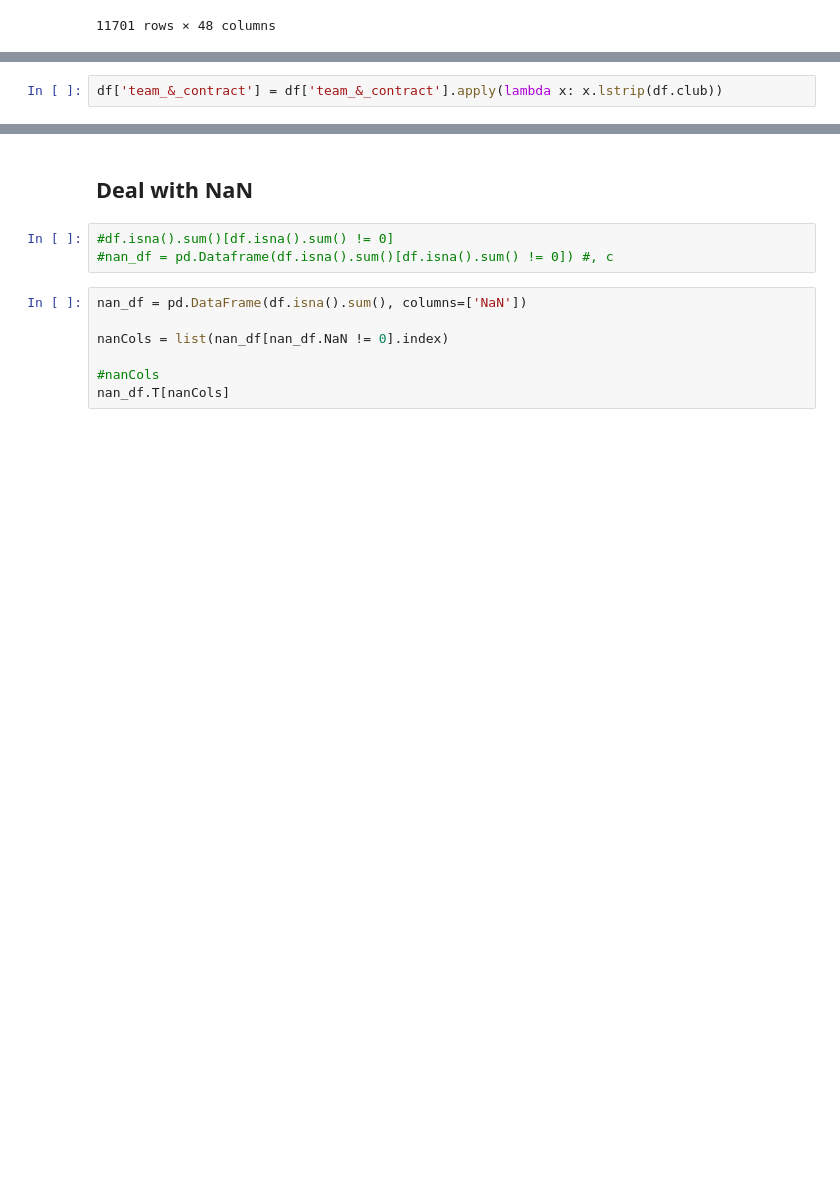
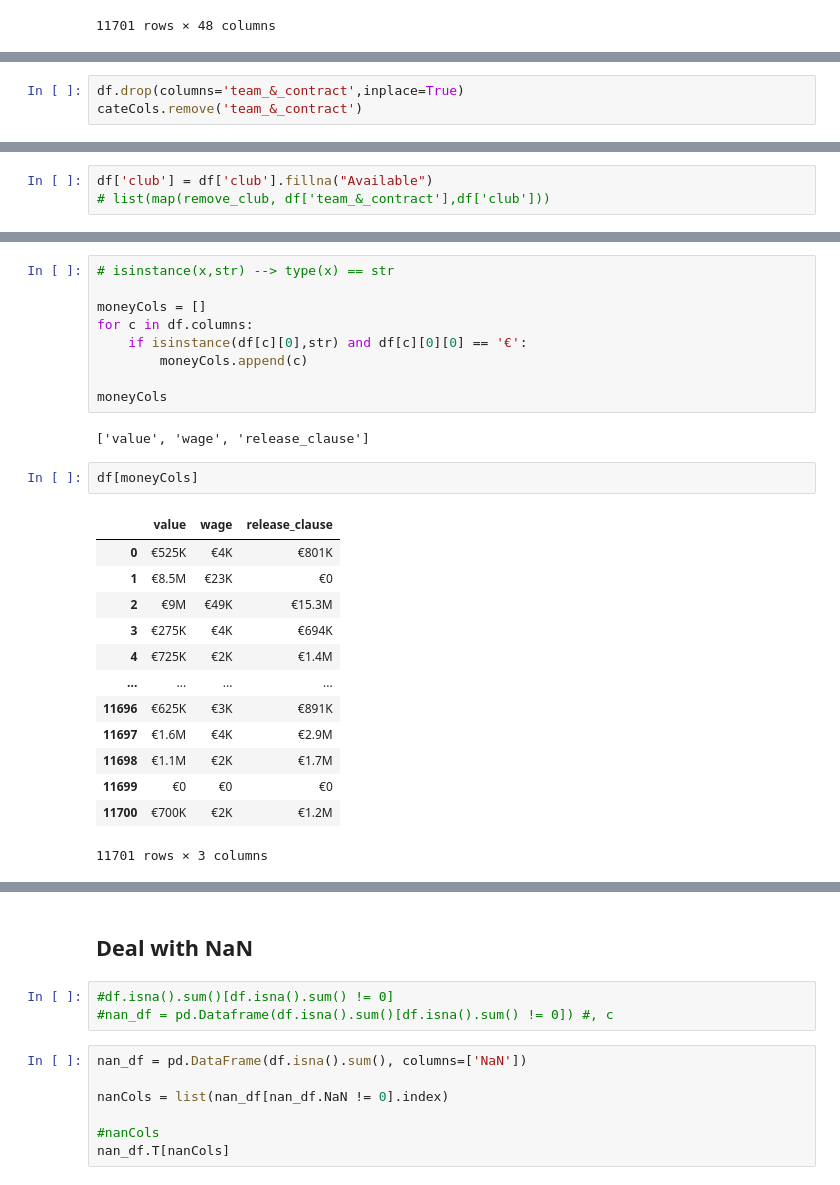
Before and after one commit to aldamepi/ironhack-FIFA_project, a Jupyter notebook: fifaProject-eulalia_alberto.ipynb, the cells around one changed output, grey strips where cells are left out. Cells and saved outputs as stored; diff of their text form; blank space fills up the shorter version.

```diff
--- a/fifaProject-eulalia_alberto.ipynb
+++ b/fifaProject-eulalia_alberto.ipynb
@@ -249,2 +197,0 @@ df['team_&_contract'][0]
-# %%
-df['team_&_contract'] = df['team_&_contract'].apply(lambda x: x.lstrip(df.club))
@@ -297,0 +220,3 @@ Name: weight, Length: 11701, dtype: int64
+# %%
+df.drop(columns='team_&_contract',inplace=True)
+cateCols.remove('team_&_contract')
@@ -297,0 +260,3 @@ Name: weight, Length: 11701, dtype: int64
+# %%
+df['club'] = df['club'].fillna("Available")
+# list(map(remove_club, df['team_&_contract'],df['club']))
@@ -297,0 +367,27 @@ Name: weight, Length: 11701, dtype: int64
+# %%
+# isinstance(x,str) --> type(x) == str
+
+moneyCols = []
+for c in df.columns:
+    if isinstance(df[c][0],str) and df[c][0][0] == '€':
+        moneyCols.append(c)
+
+moneyCols
+# %% [output]
+['value', 'wage', 'release_clause']
+# %%
+df[moneyCols]
+# %% [output]
+|  | value | wage | release_clause |
+| 0 | €525K | €4K | €801K |
+| 1 | €8.5M | €23K | €0 |
+| 2 | €9M | €49K | €15.3M |
+| 3 | €275K | €4K | €694K |
+| 4 | €725K | €2K | €1.4M |
+| ... | ... | ... | ... |
+| 11696 | €625K | €3K | €891K |
+| 11697 | €1.6M | €4K | €2.9M |
+| 11698 | €1.1M | €2K | €1.7M |
+| 11699 | €0 | €0 | €0 |
+| 11700 | €700K | €2K | €1.2M |
+11701 rows × 3 columns
```
Also changed, not shown: parts of 53 cells of this notebook.
